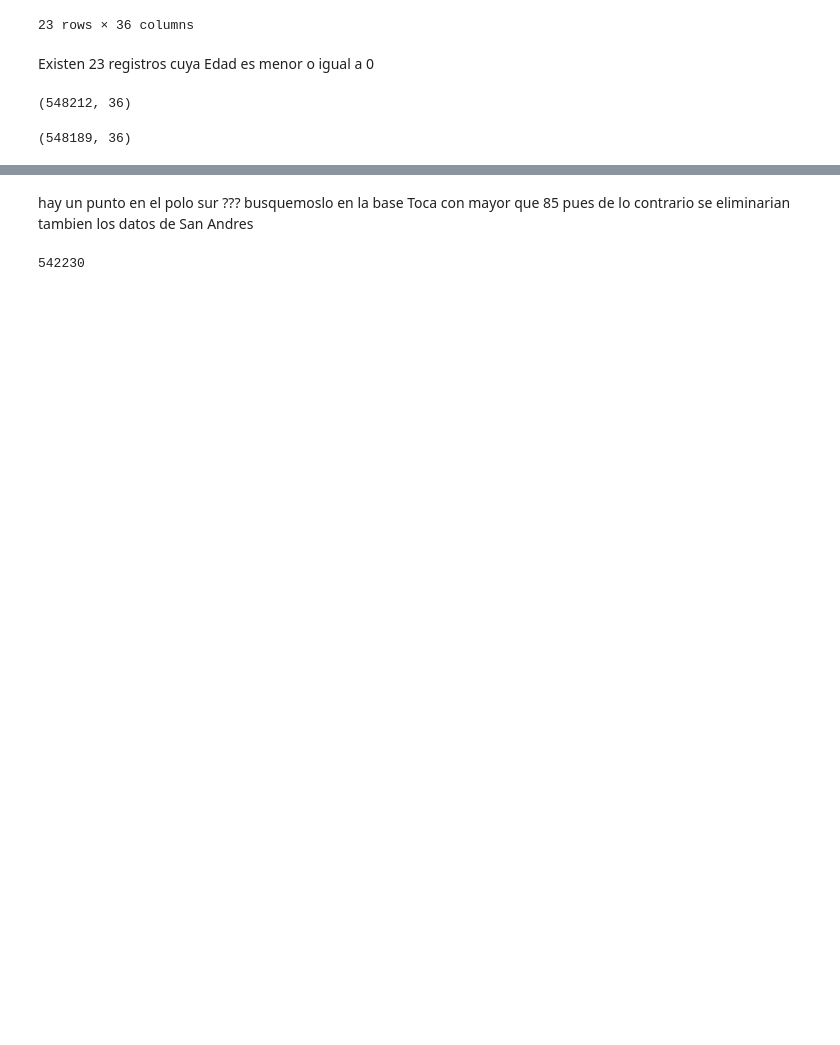
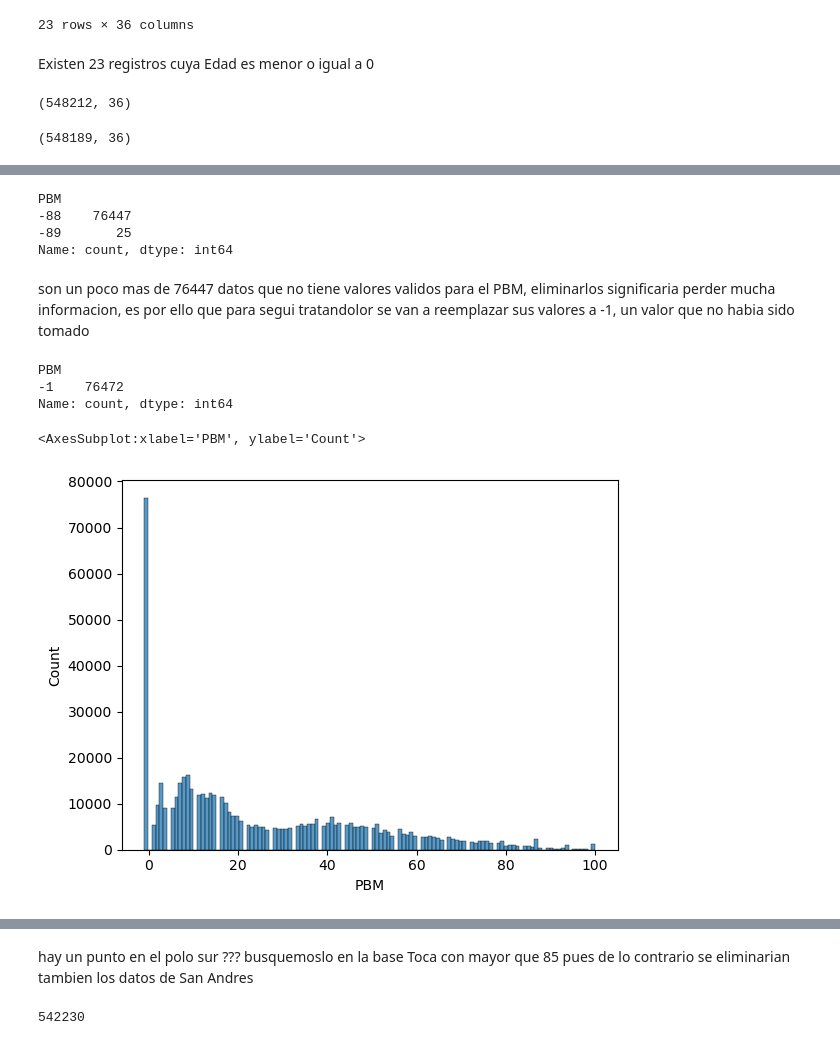
Before and after one commit to 10scar/Proyecto-ABD-2024-2, a Jupyter notebook: entrega.ipynb, the cells around one changed output, grey strips where cells are left out. Drawn from its saved outputs; the diff is of its cells as text; code cells hidden in the pictures; blank space fills up the shorter version.

Commit message:
organizacion datos PBM y geograficos
ademas se empieza la parte del analisis

```diff
--- a/entrega.ipynb
+++ b/entrega.ipynb
@@ -548,0 +551,9 @@ matriculados.describe()
+# %%
+pbmminus["PBM"].value_counts()
+# %% [output]
+PBM
+-88    76447
+-89       25
+Name: count, dtype: int64
+# %% [markdown]
+son un poco mas de 76447 datos que no tiene valores validos para el PBM, eliminarlos significaria perder mucha informacion, es por ello que para segui tratandolor se van a reemplazar sus valores a -1, un valor que no habia sido tomado
@@ -548,0 +562,7 @@ matriculados.describe()
+# %%
+pbmminus = matriculados[matriculados["PBM"]<0]
+pbmminus["PBM"].value_counts()
+# %% [output]
+PBM
+-1    76472
+Name: count, dtype: int64
@@ -548,0 +571,5 @@ matriculados.describe()
+# %%
+sns.histplot(data=matriculados,x="PBM")
+# %% [output]
+<AxesSubplot:xlabel='PBM', ylabel='Count'>
+[figure, added]
```
Also changed, not shown: parts of 42 cells of this notebook.
